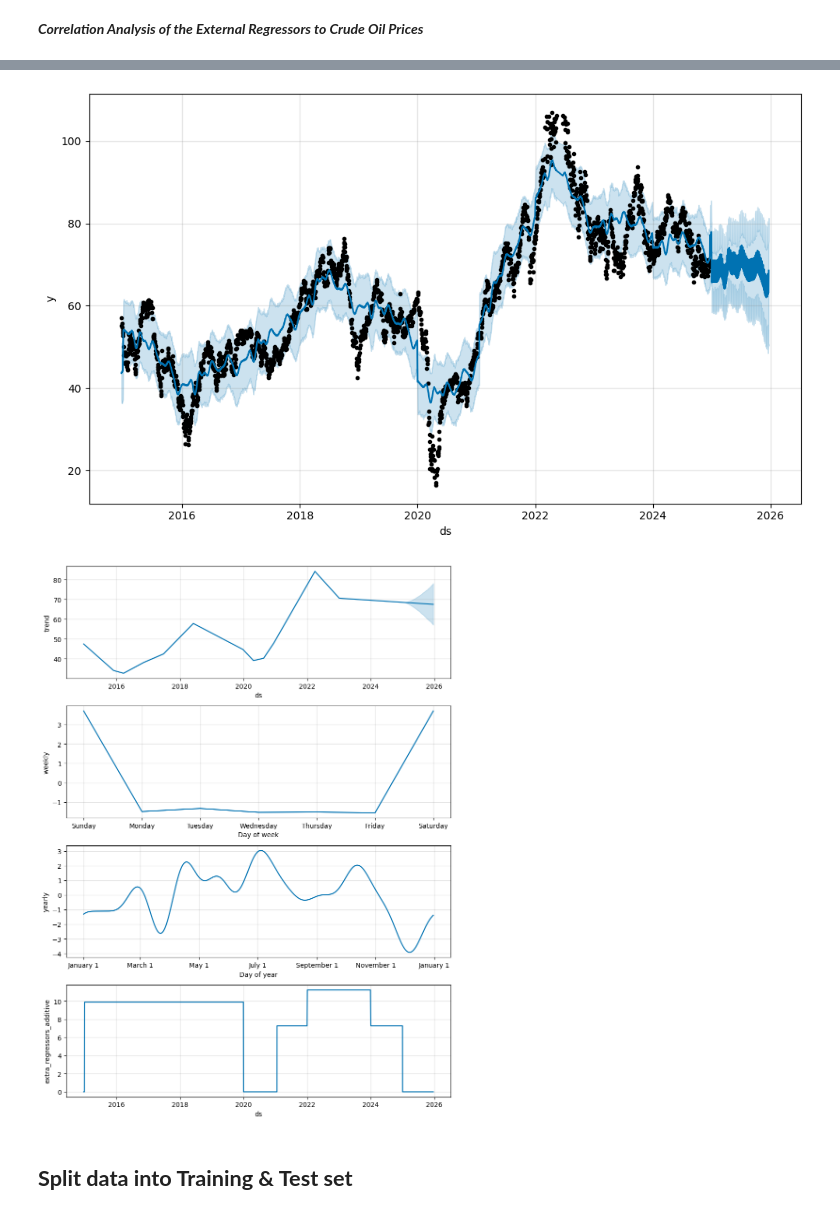
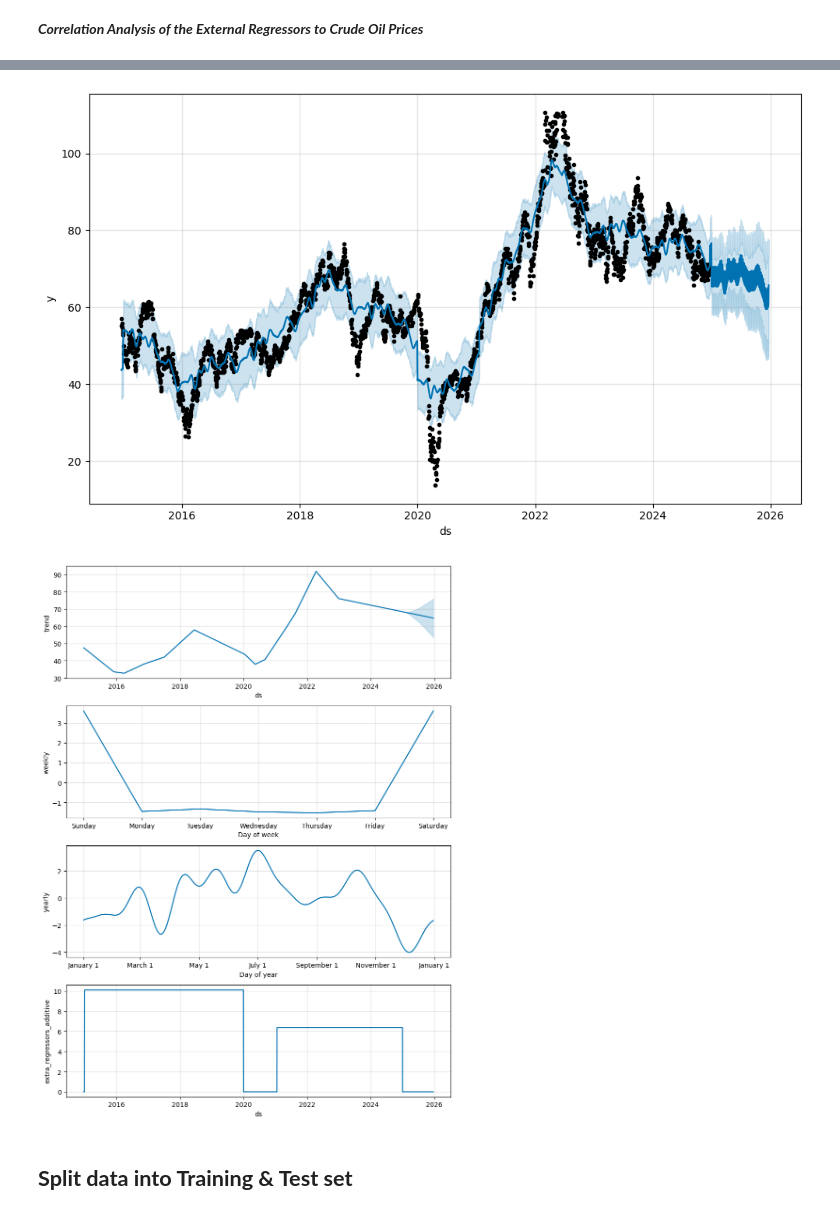
Before and after one commit to Marxie-ops/crude_oil_web_hosting_via-ngrok, a Jupyter notebook: Crude_Oil_Prices_Forecasting_web_hosting_via_ngrok.ipynb, the cells around one changed output, grey strips where cells are left out. Cells and saved outputs as stored; diff of their text form; code cells hidden in the pictures.

```diff
--- a/Crude_Oil_Prices_Forecasting_web_hosting_via_ngrok.ipynb
+++ b/Crude_Oil_Prices_Forecasting_web_hosting_via_ngrok.ipynb
@@ -142,7 +159,7 @@ Volume has a moderate negative correlation with Open, High, Low, and Close price
 
 **Overall**, the heatmap reveals that the crude oil data exhibits strong correlations among the price variables (Open, High, Low, Close), and a moderate negative correlation between volume and price.
 # %%
-data = df[['Date','Close','Volume']]
+data = df[['Close','Volume']]
 # %%
 data.head()
 # %% [output]
@@ -805,36 +821,8 @@ def create_external_regressors(df):
 
     # Colonial Pipeline Cyberattack
     df['pipeline_disruption'] = ((df['ds'] >= '2021-05-01') & (df['ds'] <= '2021-06-01')).astype(int)
-    # Russia-Ukraine War
-    df['russia_ukraine_war'] = ((df['ds'] >= '2022-02-24') & (df['ds'] <= '2023-12-31')).astype(int)
 
-    # OPEC+ Production Adjustments
-    df['opec_production_cuts'] = ((df['ds'] >= '2022-01-01') & (df['ds'] <= '2023-12-31')).astype(int)
-
-    # Strategic Petroleum Reserves Release (SPR)
-    df['spr_release'] = ((df['ds'] >= '2022-03-01') & (df['ds'] <= '2022-12-31')).astype(int)
-
-    # Inflation and Rate Hikes
-    df['inflation_rate_hikes'] = ((df['ds'] >= '2022-01-01') & (df['ds'] <= '2023-12-31')).astype(int)
-
-    # China Zero-COVID Policy
-    df['china_zero_covid'] = ((df['ds'] >= '2022-01-01') & (df['ds'] <= '2022-12-31')).astype(int)
-
-    # China Reopening
-    df['china_reopening'] = ((df['ds'] >= '2023-01-01') & (df['ds'] <= '2023-12-31')).astype(int)
-
-    # U.S. Dollar Strength (USD Index DXY impact)
-    df['usd_strength'] = ((df['ds'] >= '2022-01-01') & (df['ds'] <= '2023-12-31')).astype(int)
-
-    # Winter Energy Demand in Europe
-    df['europe_winter_demand'] = ((df['ds'] >= '2022-12-01') & (df['ds'] <= '2023-03-01')).astype(int)
-
-    # Renewable Energy and Green Transition Policies
-    df['green_transition'] = ((df['ds'] >= '2022-01-01') & (df['ds'] <= '2023-12-31')).astype(int)
-
-
-    # Joe Biden's resignation announcement & reelection in 2024
-    df['biden_resignation_reelection'] = ((df['ds'] >= '2024-07-01') & (df['ds'] <= '2024-12-31')).astype(int)
+    df['biden_resignation_reelection'] = ((df['ds'] >= '2024-01-01') & (df['ds'] <= '2024-12-31')).astype(int)
 
     return df
 
@@ -960,5 +930,5 @@ data3
 # %%
-data4 = data3.drop(columns=['Date', 'Close','us_china_trade_war','covid_event','pipeline_disruption','geopolitical_tensions','spr_release','biden_resignation_reelection','china_zero_covid','china_reopening','europe_winter_demand', 'russia_ukraine_war' ])
+data4 = data3.drop(columns=['Date', 'Close','us_china_trade_war','covid_event','pipeline_disruption','geopolitical_tensions','biden_resignation_reelection',])
 # Removed extra spaces and tabs from the column names 'china_zero_covid' and 'russia_ukraine_war'
 data4
 # %% [output]
@@ -982,10 +952,7 @@ model = Prophet()
 # Add the external regressors into the Prophet model
 model.add_regressor('shale_oil_impact')
 model.add_regressor('biden_policy_shift')
-model.add_regressor('green_transition')
-model.add_regressor('opec_production_cuts')
-model.add_regressor('inflation_rate_hikes')
-model.add_regressor('usd_strength')
+
 
 # Remove timezone information from the 'ds' column
 data4['ds'] = data4['ds'].dt.tz_localize(None)
@@ -998,10 +965,6 @@ future = model.make_future_dataframe(periods=365)  # Predict a year into the fut
 # Add the same regressors to the 'future' dataframe to account for their influence
 future['shale_oil_impact'] = ((future['ds'] >= '2015-01-01') & (future['ds'] <= '2019-12-31')).astype(int)
 future['biden_policy_shift'] = ((future['ds'] >= '2021-01-20') & (future['ds'] <= '2024-12-31')).astype(int)
-future['green_transition'] = ((future['ds'] >= '2022-01-01') & (future['ds'] <= '2023-12-31')).astype(int)
-future['opec_production_cuts'] = ((future['ds'] >= '2022-01-01') & (future['ds'] <= '2023-12-31')).astype(int)
-future['inflation_rate_hikes'] = ((future['ds'] >= '2022-01-01') & (future['ds'] <= '2023-12-31')).astype(int)
-future['usd_strength'] = ((future['ds'] >= '2022-01-01') & (future['ds'] <= '2023-12-31')).astype(int)
 
 
 # Forecast using the trained Prophet model
@@ -1027,6 +990,6 @@ INFO:cmdstanpy:Chain [1] start processing
 INFO:cmdstanpy:Chain [1] done processing
-[figure, old version]
+[figure, new version]
-[figure, old version]
+[figure, new version]
 # %% [markdown]
 ## **Split data into Training & Test set**
 # %%
```
Also changed, not shown: parts of 43 cells of this notebook.
